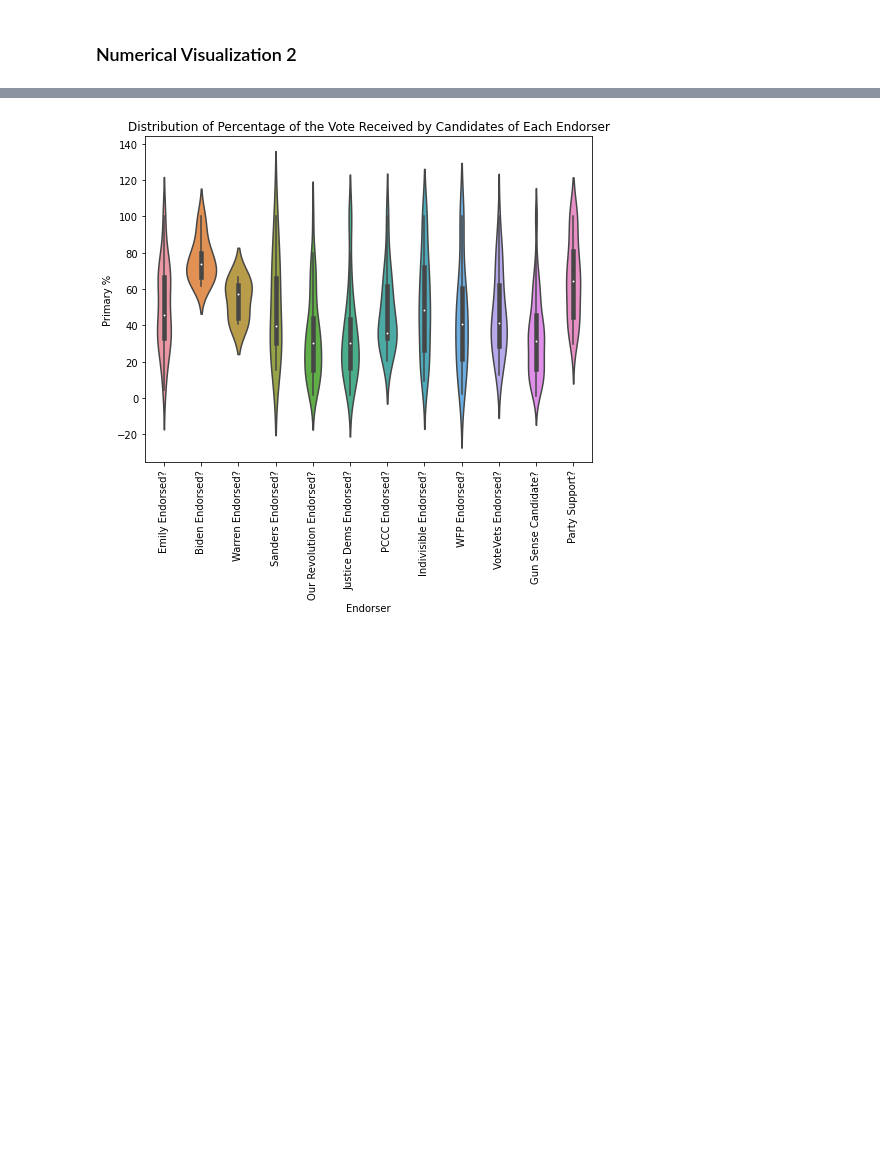
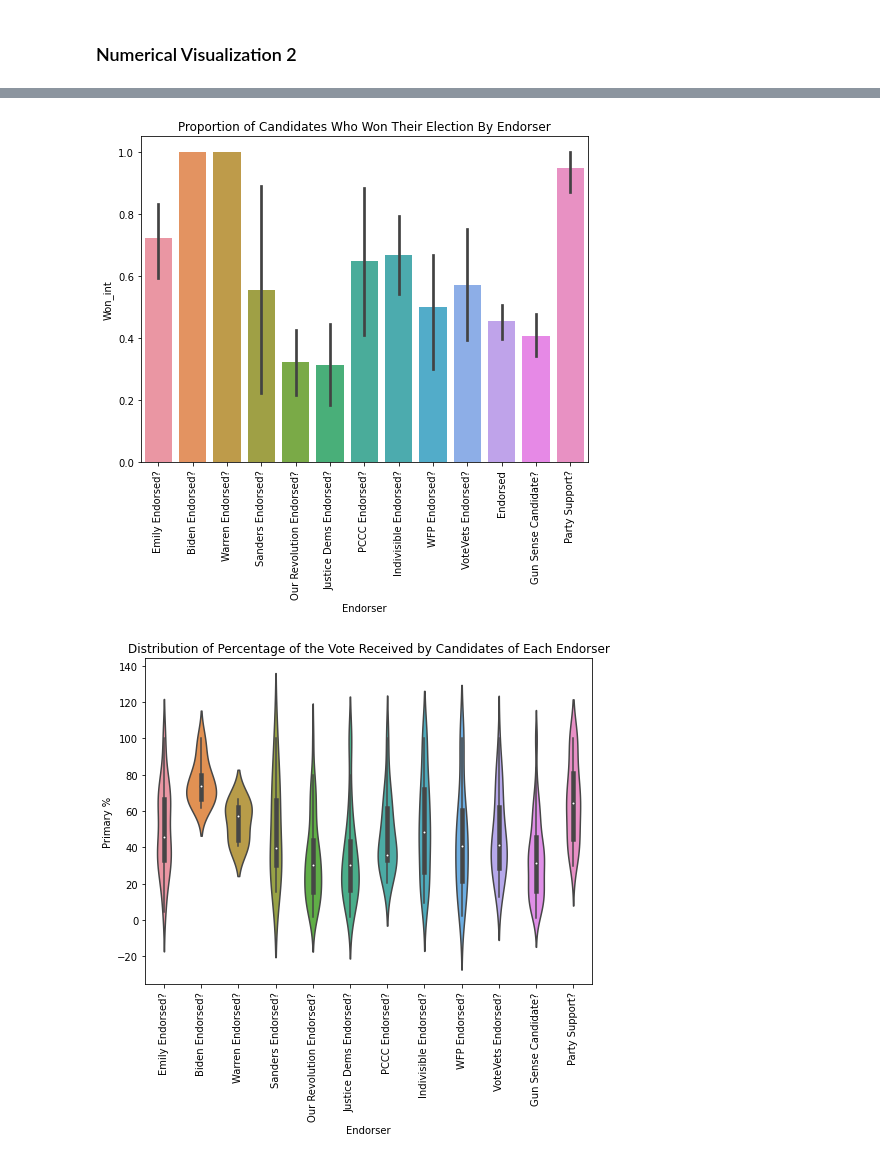
Before and after one commit to tetsu2001/102-project, a Jupyter notebook: aileen/aileen_eda.ipynb, the cells around one changed output, grey strips where cells are left out. Saved outputs shown, nothing was run; the diff lists cells and outputs as text; code cells hidden in the pictures; blank space fills up the shorter version.

```diff
--- a/aileen/aileen_eda.ipynb
+++ b/aileen/aileen_eda.ipynb
@@ -28,6 +28,7 @@ endorsement_cols = np.append(endorsement_cols, 'Party Support?')
 dems[endorsement_cols] = dems[endorsement_cols].replace({'No': 0, 'Yes': 1})
 dems['Total Endorsements'] = dems[endorsement_cols].sum(axis=1)
 dems['Endorsed'] = (dems['Total Endorsements'] > 0).astype(int)
+dems['Won_int'] = (dems['Won Primary'] == 'Yes').astype(int)
 # %%
 dems.head()
 # %% [output]
@@ -96,5 +97,5 @@ This visualization is relevant to our second research question, where we aim to
 ### Numerical Visualization 2
 # %%
 melt_df = dems.melt(id_vars='Candidate', value_vars=endorsement_cols, var_name='Endorser', value_name='Endorsed?')
-violin_df = melt_df.merge(dems[['Candidate', 'Partisan Lean', 'Primary %']], how='left', on='Candidate')
+violin_df = melt_df.merge(dems[['Candidate', 'Partisan Lean', 'Primary %', 'Won_int']], how='left', on='Candidate')
 violin_filt = violin_df[violin_df['Endorsed?'] == 1.0]
@@ -101,3 +118,10 @@ violin_filt = violin_df[violin_df['Endorsed?'] == 1.0]
+# %%
+plt.figure(figsize=(8, 6))
+sns.barplot(data=violin_filt, x="Endorser", y="Won_int")
+plt.xticks(rotation=90)
+plt.title('Proportion of Candidates Who Won Their Election By Endorser');
+# %% [output]
+[figure, added]
 # %%
 plt.figure(figsize=(8, 6))
 sns.violinplot(data=violin_filt, x="Endorser", y="Primary %")
```
Also changed, not shown: parts of 4 cells of this notebook, 1 other file.
